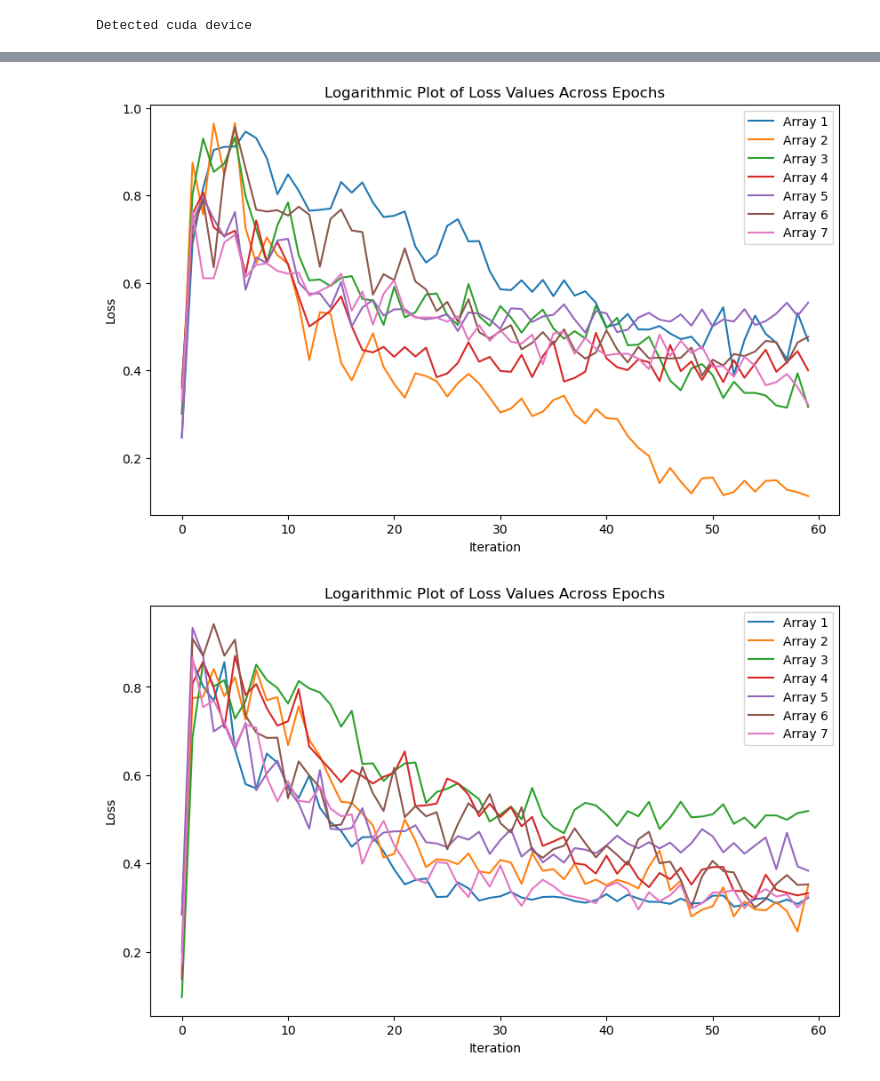
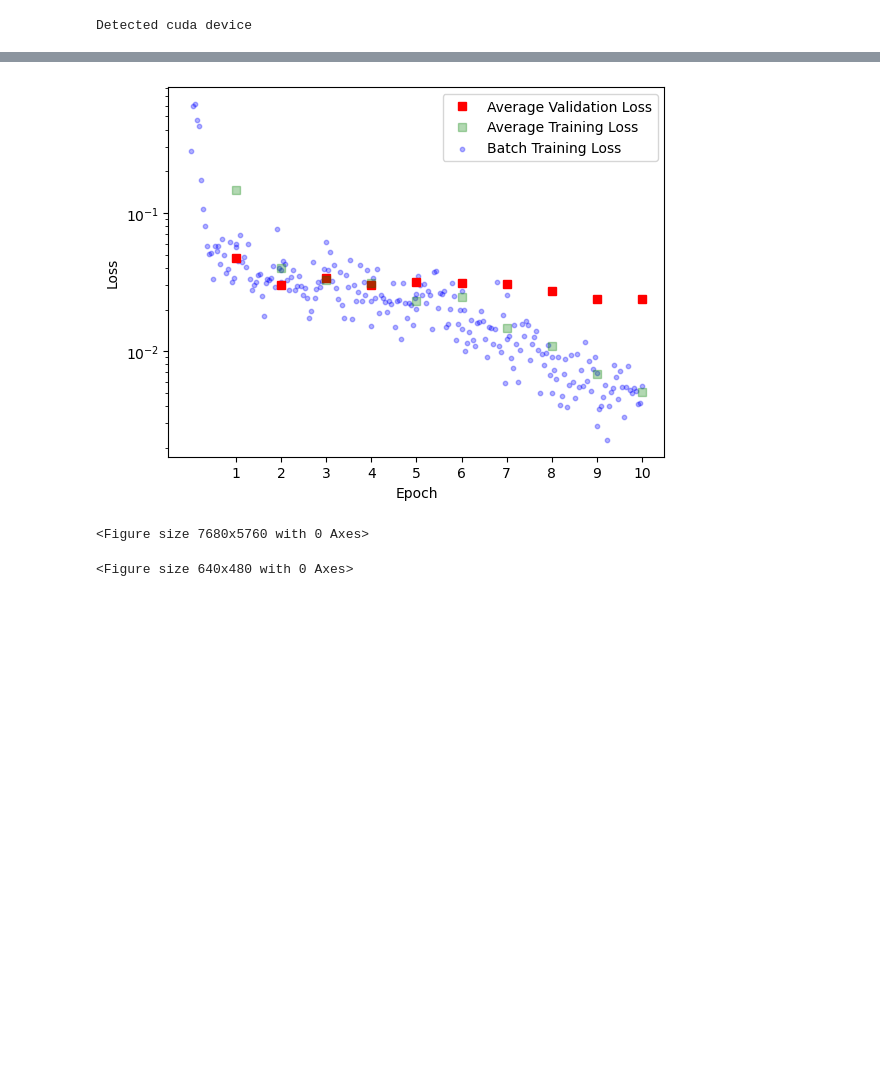
Before and after one commit to slausmeister/AutoHDR, a Jupyter notebook: package_loader.ipynb, the cells around one changed output, grey strips where cells are left out. Saved outputs shown, nothing was run; the diff lists cells and outputs as text; code cells hidden in the pictures; blank space fills up the shorter version.

```diff
--- a/package_loader.ipynb
+++ b/package_loader.ipynb
@@ -17,7 +17,7 @@ model_params = {
 }
 
 training_params = {
-    'learning rate' : 0.001,
+    'learning rate' : 0.0005,
     'num_epochs' : 10,
     'criterion' : torch.nn.MSELoss(),
     'device' : device,
@@ -41,7 +41,7 @@ data_params = {
     'elastic_transform' : [], #[50.0,100.0,150.0,200.0]
     'gauss' : 0,
     'sigma' : (0.1,5.0),
-    'validation_split' : [0.05, 0.95],
+    'validation_split' : [0.80, 0.20],
     "grid_mask": 0,
     "grid_param":{"ratio":0.6, "d_min":30, "d_max":70},
     "local_rotation":0,
@@ -585,6 +74,52 @@ def plot_multiple_loss_across_epochs(*loss_arrays):
-# %%
-plot_multiple_loss_across_epochs(loss1, loss2, loss3, loss4, loss5, loss6, loss7)
-plot_multiple_loss_across_epochs(loss8, loss9, loss10, loss11, loss12, loss13, loss14)
-# %% [output]
-[figure, removed]
-[figure, removed]
+# %%
+# Convert lists of lists to numpy arrays
+loss_array = np.array(loss)
+val_loss_array = np.array(val_loss_array)
+
+# Calculate the average of subarrays in loss
+loss_avg = np.mean(loss_array, axis=1)
+
+# Calculate the average of subarrays in val_loss_array
+val_loss_avg = np.mean(val_loss_array, axis=1)
+
+# Flatten the arrays to plot all individual points
+loss_flat = loss_array.flatten()
+
+# Create an array for epochs
+epochs = np.arange(1, len(loss_avg) + 1)
+
+# Create an extended epochs array for individual points
+extended_epochs = np.repeat(epochs, loss_array.shape[1])
+
+# Calculate the linear spacing within each epoch for the loss points
+num_points_per_epoch = loss_array.shape[1]
+linear_spacing_within_epoch = np.linspace(-1, 0, num_points_per_epoch)
+
+# Create an array for the x-coordinates of individual loss points
+loss_x_coords = np.concatenate([epoch + linear_spacing_within_epoch for epoch in epochs])
+
+plt.plot(epochs, val_loss_avg, label='Average Validation Loss', marker='s' , linestyle='', color='red')
+plt.plot(epochs, loss_avg, label='Average Training Loss', marker='s' , linestyle='', color='green', alpha=0.3)
+
+# Scatter plot for individual loss elements
+plt.scatter(loss_x_coords, loss_flat, color='blue', alpha=0.3, s=10, label='Batch Training Loss')
+
+plt.xlabel('Epoch')
+plt.yscale('log')
+plt.ylabel('Loss')
+
+# Set the x-axis ticks to display discrete integer steps
+plt.xticks(epochs)
+
+# Only show one label for the scatter plot elements in the legend
+handles, labels = plt.gca().get_legend_handles_labels()
+by_label = dict(zip(labels, handles))
+plt.legend(by_label.values(), by_label.keys())
+plt.figure(dpi=1200)
+plt.show()
+
+plt.savefig('./assets/pretrained_loss.png')
+# %% [output]
+[figure, added]
+<Figure size 7680x5760 with 0 Axes>
+<Figure size 640x480 with 0 Axes>
```
Also changed, not shown: parts of 4 cells of this notebook, 7 other files.
